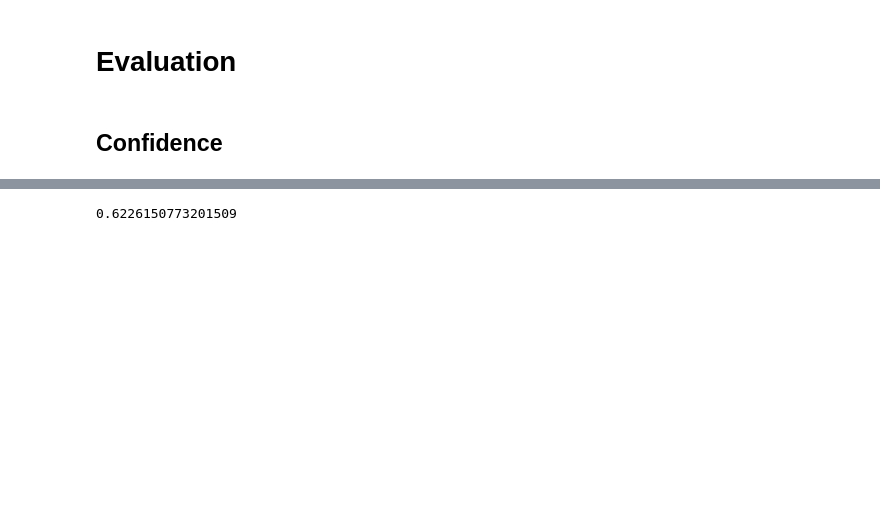
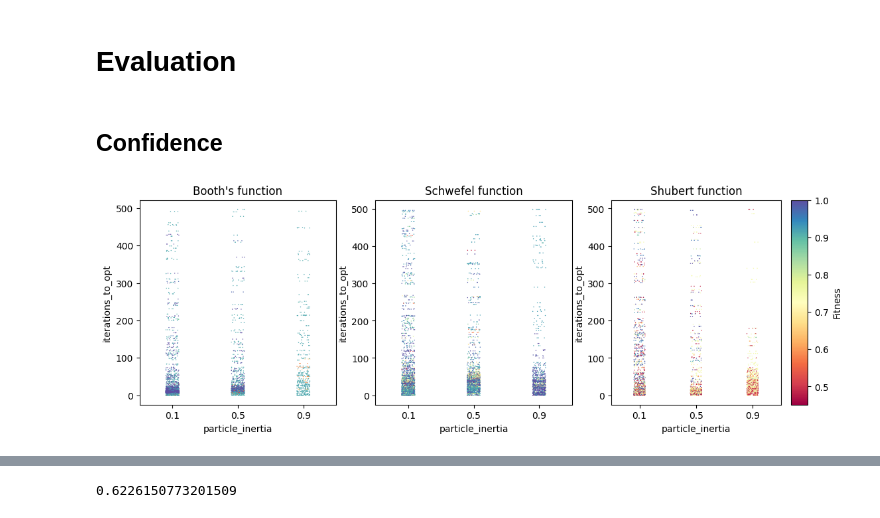
Before and after one commit to MarkusKiesel93/Self-Organizing_Systems, a Jupyter notebook: exercise_2/evaluation_laurenz.ipynb, the cells around one changed output, grey strips where cells are left out. Cells and saved outputs as stored; diff of their text form; code cells hidden in the pictures; blank space fills up the shorter version.

Commit message:
added plots, work in progress

```diff
--- a/exercise_2/evaluation_laurenz.ipynb
+++ b/exercise_2/evaluation_laurenz.ipynb
@@ -59,27 +59,29 @@ dfi.export(particle_inertia_df, './plots/particle_inertia_const.png', dpi=300)
 # %%
 cmap = sb.color_palette("Spectral", as_cmap=True )
 
 # Normalize to the range of possible values from df["c"]
 norm = matplotlib.colors.Normalize(vmin=df_full["fitness"].min(), vmax=df_full["fitness"].max())
 colors = {}
 for cval in df_full["fitness"]:
-    colors.update({cval : cmap(norm(cval))})
+    colors[cval] = cmap(norm(cval))
 
 fig, axes = plt.subplots(1,3, figsize=(13,4))
-plt1 = sb.swarmplot(df_full[df_full.fitness_function == "Booth's function"], x="particle_inertia", y="iterations_to_opt", hue="fitness", palette=colors, ax=axes[0], legend=False, size=1)
+plt1 = sb.stripplot(df_full[~df_full.optimum_reached & (df_full.fitness_function == "Booth's function")], x="particle_inertia", y="iterations_to_opt", hue="fitness", palette=colors, ax=axes[0], legend=False, size=1)
 axes[0].set_title("Booth's function")
 
-plt2 = sb.swarmplot(df_full[df_full.fitness_function == "Schwefel function"], x="particle_inertia", y="iterations_to_opt", hue="fitness", palette=colors, ax=axes[1], legend=False, size=1)
+plt2 = sb.stripplot(df_full[~df_full.optimum_reached & (df_full.fitness_function == "Schwefel function")], x="particle_inertia", y="iterations_to_opt", hue="fitness", palette=colors, ax=axes[1], legend=False, size=1)
 axes[1].set_title("Schwefel function")
 
-plt3 =sb.swarmplot(df_full[df_full.fitness_function == "Shubert function"], x="particle_inertia", y="iterations_to_opt", hue="fitness", palette=colors, ax=axes[2], legend=False, size=1)
+plt3 =sb.stripplot(df_full[~df_full.optimum_reached & (df_full.fitness_function == "Shubert function")], x="particle_inertia", y="iterations_to_opt", hue="fitness", palette=colors, ax=axes[2], legend=False, size=1)
 axes[2].set_title("Shubert function")
 
 divider = make_axes_locatable(plt.gca())
 ax_cb = divider.new_horizontal(size="10%", pad=0.15)
 fig.add_axes(ax_cb)
 cb1 = matplotlib.colorbar.ColorbarBase(ax_cb, cmap=cmap,
                                 norm=norm,
                                 orientation='vertical')
 cb1.set_label('Fitness')
+# %% [output]
+[figure, added]
 # %%
```
Also changed, not shown: parts of 7 cells of this notebook.
